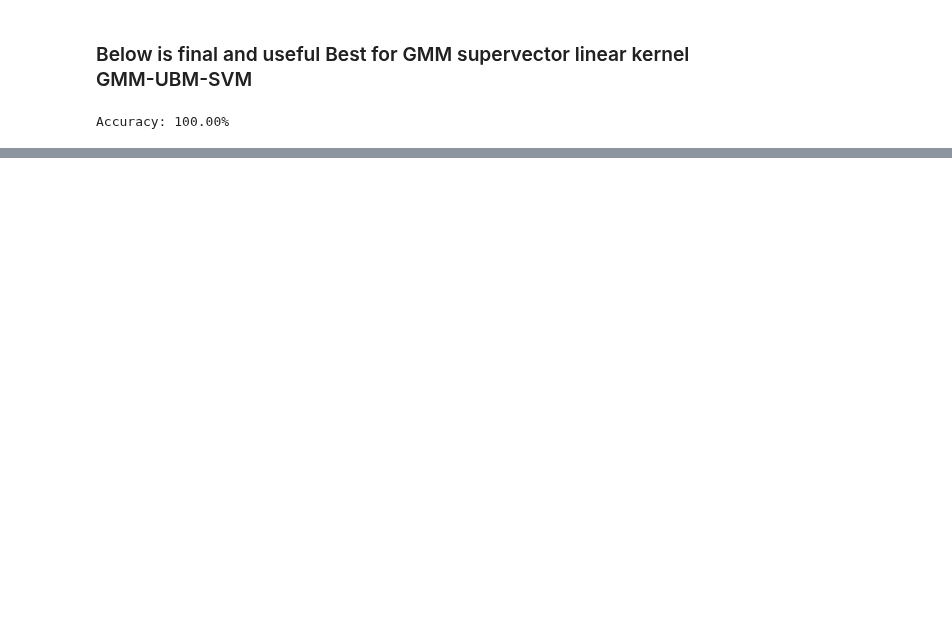
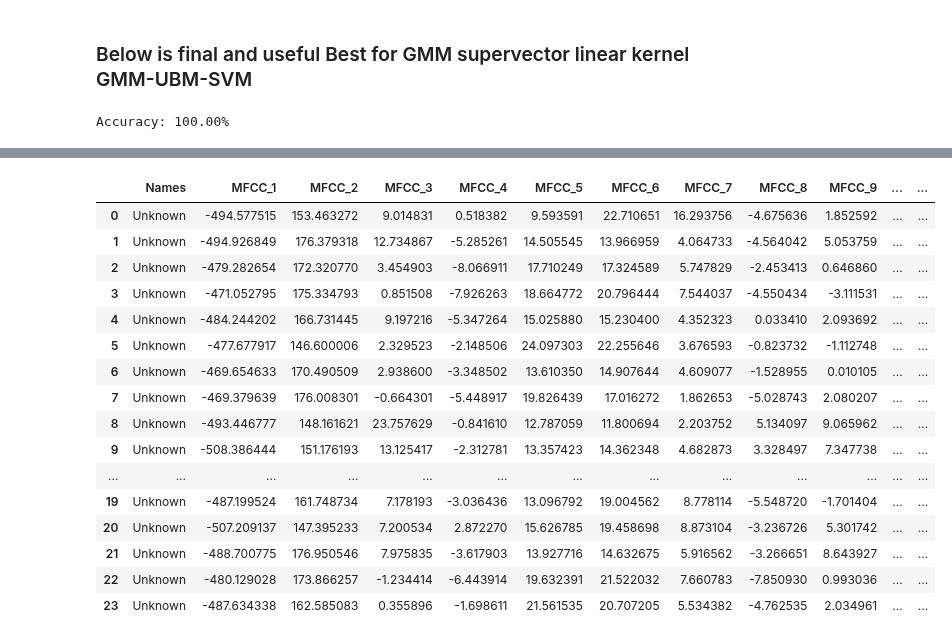
Before and after one commit to Arunanshu22/TVSM-Phoenix, a Jupyter notebook: GMM_UBM_SVM/GmmUbmSvmSupport Vector.ipynb, the cells around one changed output, grey strips where cells are left out. Drawn from its saved outputs; the diff is of its cells as text; code cells hidden in the pictures; blank space fills up the shorter version.

Commit message:
commit: Added GmmUbmSvmSupport Vector.ipynb which has 3 SVM methods and SE code for audio collect and test

```diff
--- a/GMM_UBM_SVM/GmmUbmSvmSupport Vector.ipynb
+++ b/GMM_UBM_SVM/GmmUbmSvmSupport Vector.ipynb
@@ -511,0 +716,83 @@ X_train_pca.shape
+# %%
+import os
+import librosa
+import pandas as pd
+import numpy as np
+
+
+
+# Directory containing the .wav files
+directory = "D:/Clones/Sunamdha/TVSM-Phoenix/GMM_UBM_SVM/testVoice/breakVoice/"
+
+# Create an empty DataFrame
+columns = ["Names"] + [f"MFCC_{i+1}" for i in range(13)] + ["Chroma", "SpectralContrast", "Tonnetz", "ZeroCrossingRate", "RMSEnergy"] + [f"LogMelFilterbank_{i+1}" for i in range(30)] + ["RASTA-PLP"]
+df_combined = pd.DataFrame(columns=columns)
+
+# Iterate through each .wav file in the directory
+for filename in os.listdir(directory):
+    if filename.endswith(".wav"):
+        # Load the audio file
+        file_path = os.path.join(directory, filename)
+        audio, sr = librosa.load(file_path, sr=44100)
+        sr = int(sr)
+
+        # Calculate the total number of clips
+        clip_duration = 5
+        clip_samples = int(sr * clip_duration)
+        total_clips = len(audio) // clip_samples
+
+        # Create a temporary DataFrame for the current file
+        df_temp = pd.DataFrame(columns=columns)
+        df_temp["Names"] = [filename.split("_")[0]] * total_clips
+
+        # Split the audio into clips and extract features for each clip
+        for i in range(total_clips):
+            clip_start = i * clip_samples
+            clip_end = (i + 1) * clip_samples
+            clip = audio[clip_start:clip_end]
+
+            # Extract features similar to the Arunanshu code
+            mfccs = librosa.feature.mfcc(y=clip, sr=sr, n_mfcc=13, hop_length=512, n_fft=2048)
+            mfccs_flattened = mfccs.mean(axis=1)
+
+            chroma = librosa.feature.chroma_stft(y=clip, sr=sr)
+            contrast = librosa.feature.spectral_contrast(y=clip, sr=sr)
+            tonnetz = librosa.feature.tonnetz(y=clip, sr=sr)
+            zero_crossings = librosa.feature.zero_crossing_rate(y=clip)
+            rms_energy = librosa.feature.rms(y=clip)
+            mel_filterbank_energies = librosa.feature.melspectrogram(y=clip, sr=sr, n_mels=30)
+            log_mel_filterbank_energies = librosa.power_to_db(mel_filterbank_energies)
+            log_mel_filterbank_energies_flattened = log_mel_filterbank_energies.mean(axis=1).tolist()
+            rasta_plp_features = rasta_plp_feature_extraction(clip, sr)
+
+            # Concatenate features into a single row
+            row_values = [filename.split("_")[0]] + mfccs_flattened.tolist() + [chroma.mean(), contrast.mean(), tonnetz.mean(), zero_crossings.mean(), rms_energy.mean()] + log_mel_filterbank_energies_flattened + [np.mean(rasta_plp_features.tolist())]
+
+            # Append the row to the temporary DataFrame
+            df_temp = df_temp._append(pd.Series(row_values, index=df_temp.columns), ignore_index=True)
+
+        # Append the temporary DataFrame to the main DataFrame
+        df_combined = pd.concat([df_combined, df_temp], ignore_index=True)
+
+# Display the resulting DataFrame
+df_combined_clean=df_combined.dropna()
+df_combined_clean=df_combined_clean.reset_index(drop=True)
+df_combined_clean
+# %% [output]
+|  | Names | MFCC_1 | MFCC_2 | MFCC_3 | MFCC_4 | MFCC_5 | MFCC_6 | MFCC_7 | MFCC_8 | MFCC_9 | ... | ... |
+| 0 | Unknown | -494.577515 | 153.463272 | 9.014831 | 0.518382 | 9.593591 | 22.710651 | 16.293756 | -4.675636 | 1.852592 | ... | ... |
+| 1 | Unknown | -494.926849 | 176.379318 | 12.734867 | -5.285261 | 14.505545 | 13.966959 | 4.064733 | -4.564042 | 5.053759 | ... | ... |
+| 2 | Unknown | -479.282654 | 172.320770 | 3.454903 | -8.066911 | 17.710249 | 17.324589 | 5.747829 | -2.453413 | 0.646860 | ... | ... |
+| 3 | Unknown | -471.052795 | 175.334793 | 0.851508 | -7.926263 | 18.664772 | 20.796444 | 7.544037 | -4.550434 | -3.111531 | ... | ... |
+| 4 | Unknown | -484.244202 | 166.731445 | 9.197216 | -5.347264 | 15.025880 | 15.230400 | 4.352323 | 0.033410 | 2.093692 | ... | ... |
+| 5 | Unknown | -477.677917 | 146.600006 | 2.329523 | -2.148506 | 24.097303 | 22.255646 | 3.676593 | -0.823732 | -1.112748 | ... | ... |
+| 6 | Unknown | -469.654633 | 170.490509 | 2.938600 | -3.348502 | 13.610350 | 14.907644 | 4.609077 | -1.528955 | 0.010105 | ... | ... |
+| 7 | Unknown | -469.379639 | 176.008301 | -0.664301 | -5.448917 | 19.826439 | 17.016272 | 1.862653 | -5.028743 | 2.080207 | ... | ... |
+| 8 | Unknown | -493.446777 | 148.161621 | 23.757629 | -0.841610 | 12.787059 | 11.800694 | 2.203752 | 5.134097 | 9.065962 | ... | ... |
+| 9 | Unknown | -508.386444 | 151.176193 | 13.125417 | -2.312781 | 13.357423 | 14.362348 | 4.682873 | 3.328497 | 7.347738 | ... | ... |
+| ... | ... | ... | ... | ... | ... | ... | ... | ... | ... | ... | ... | ... |
+| 19 | Unknown | -487.199524 | 161.748734 | 7.178193 | -3.036436 | 13.096792 | 19.004562 | 8.778114 | -5.548720 | -1.701404 | ... | ... |
+| 20 | Unknown | -507.209137 | 147.395233 | 7.200534 | 2.872270 | 15.626785 | 19.458698 | 8.873104 | -3.236726 | 5.301742 | ... | ... |
+| 21 | Unknown | -488.700775 | 176.950546 | 7.975835 | -3.617903 | 13.927716 | 14.632675 | 5.916562 | -3.266651 | 8.643927 | ... | ... |
+| 22 | Unknown | -480.129028 | 173.866257 | -1.234414 | -6.443914 | 19.632391 | 21.522032 | 7.660783 | -7.850930 | 0.993036 | ... | ... |
+| 23 | Unknown | -487.634338 | 162.585083 | 0.355896 | -1.698611 | 21.561535 | 20.707205 | 5.534382 | -4.762535 | 2.034961 | ... | ... |
```
Also changed, not shown: parts of 22 cells of this notebook.
